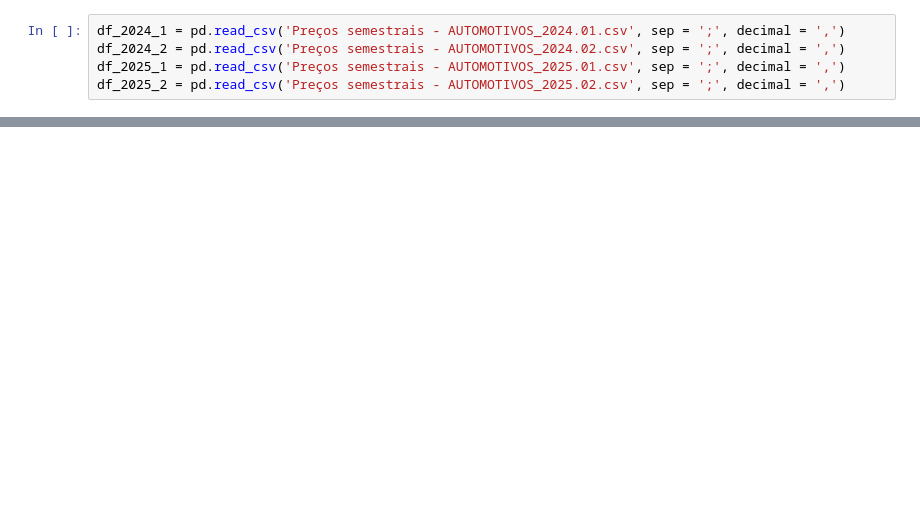
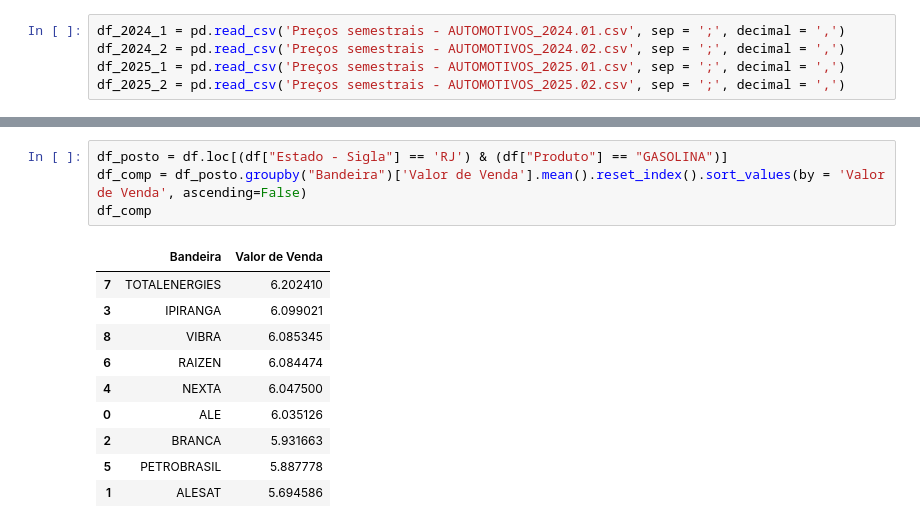
Before and after one commit to Macario-art-dev/UC2_senac_dados, a Jupyter notebook: UC2.ipynb, the cells around one changed output, grey strips where cells are left out. Saved outputs shown, nothing was run; the diff lists cells and outputs as text; blank space fills up the shorter version.

```diff
--- a/UC2.ipynb
+++ b/UC2.ipynb
@@ -78,0 +70,15 @@ outlier_rio
+# %%
+df_posto = df.loc[(df["Estado - Sigla"] == 'RJ') & (df["Produto"] == "GASOLINA")]
+df_comp = df_posto.groupby("Bandeira")['Valor de Venda'].mean().reset_index().sort_values(by = 'Valor de Venda', ascending=False)
+df_comp
+# %% [output]
+|  | Bandeira | Valor de Venda |
+| 7 | TOTALENERGIES | 6.202410 |
+| 3 | IPIRANGA | 6.099021 |
+| 8 | VIBRA | 6.085345 |
+| 6 | RAIZEN | 6.084474 |
+| 4 | NEXTA | 6.047500 |
+| 0 | ALE | 6.035126 |
+| 2 | BRANCA | 5.931663 |
+| 5 | PETROBRASIL | 5.887778 |
+| 1 | ALESAT | 5.694586 |
```
Also changed, not shown: parts of 11 cells of this notebook, 1 other file.
